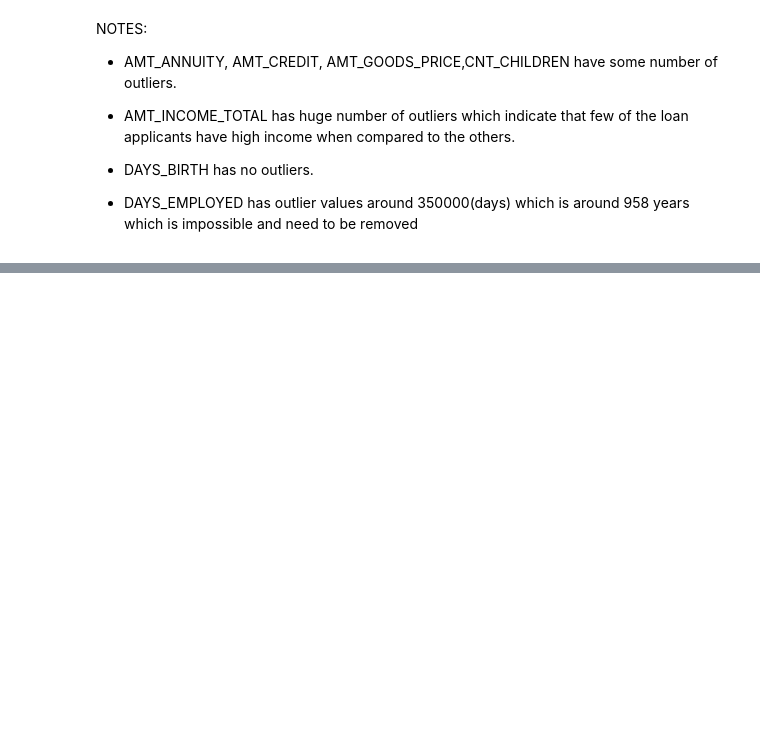
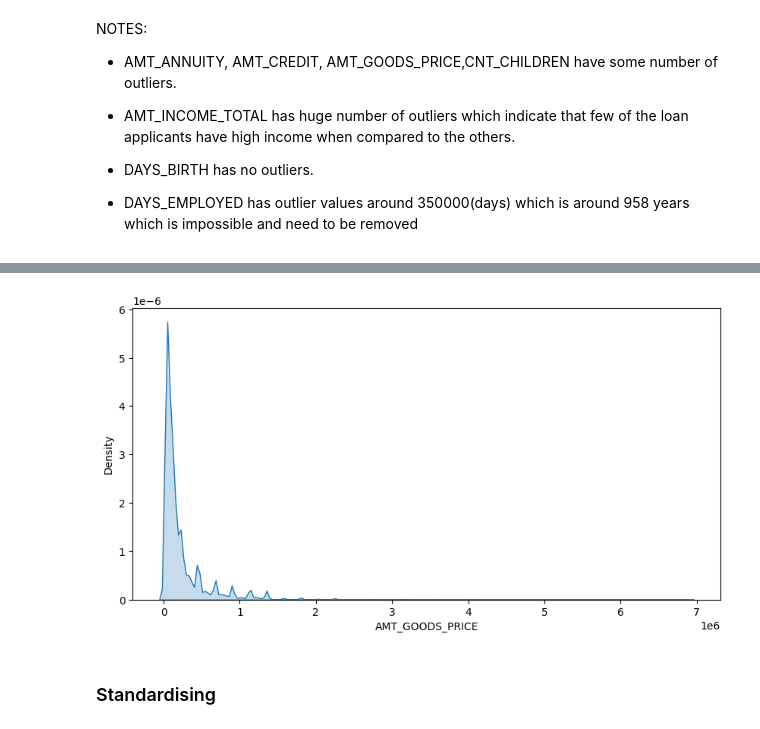
Before and after one commit to duyvanda/ipynb, a Jupyter notebook: EDA_CASE_STUDY/ProblemStatement-1/eda_case.ipynb, the cells around one changed output, grey strips where cells are left out. Cells and saved outputs as stored; diff of their text form; code cells hidden in the pictures; blank space fills up the shorter version.

```diff
--- a/EDA_CASE_STUDY/ProblemStatement-1/eda_case.ipynb
+++ b/EDA_CASE_STUDY/ProblemStatement-1/eda_case.ipynb
@@ -526,0 +695,15 @@ memory usage: 67.5+ MB
+# %%
+# Imputing missing values with median
+
+df_prapp['AMT_ANNUITY'].fillna(df_prapp['AMT_ANNUITY'].median(),inplace = True)
+# %%
+# Density Plot for the AMT_GOODS_PRICE variable using Seaborn kdeplot:
+
+plt.figure(figsize=(10,5))
+# plt.xlim(0,2000)
+plt.xlabel('AMT_GOODS_PRICE')
+plt.ylabel('Density')
+sns.kdeplot(df_prapp['AMT_GOODS_PRICE'],shade=True)
+plt.show()
+# %% [output]
+[figure, added]
@@ -526,0 +714,2 @@ memory usage: 67.5+ MB
+# %% [markdown]
+### Standardising
```
Also changed, not shown: parts of 85 cells of this notebook, 27 other files.
